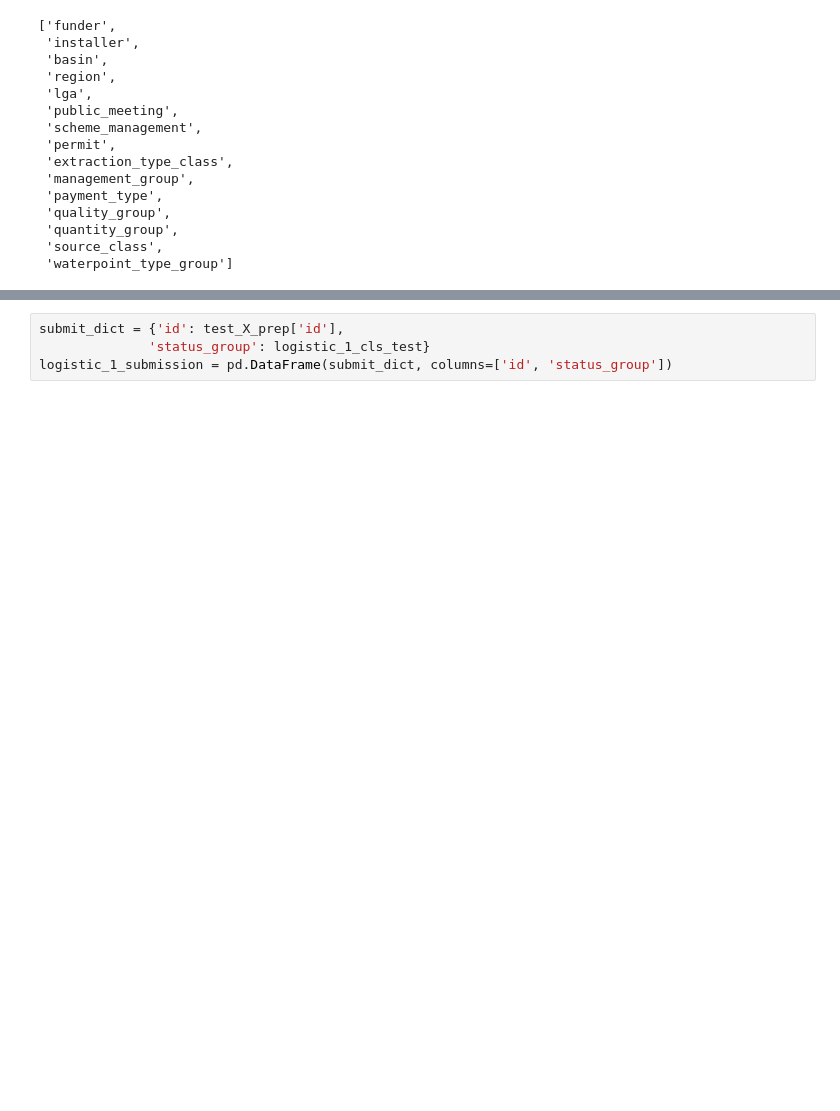
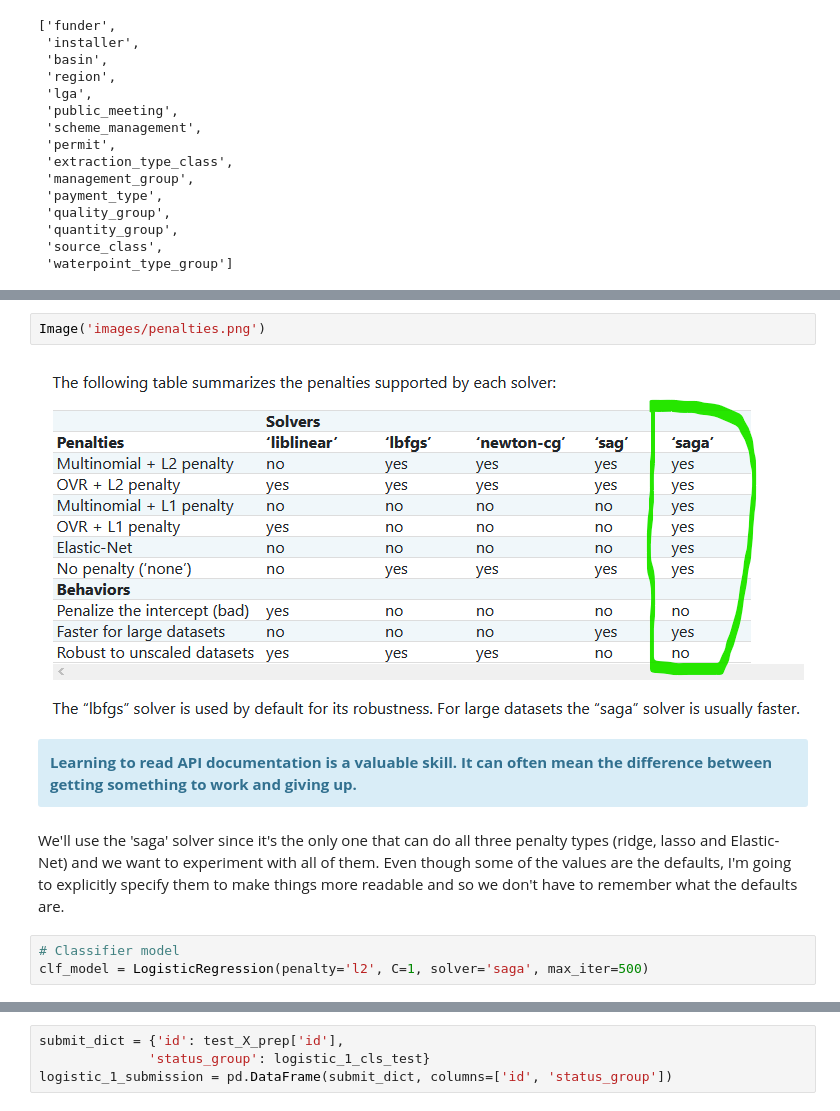
Before and after one commit to misken/aap1_sklearn_ml, a Jupyter notebook: pumpitupsk/model_exploration.ipynb, the cells around one changed output, grey strips where cells are left out. Saved outputs shown, nothing was run; the diff lists cells and outputs as text; blank space fills up the shorter version.

Commit message:
much work on model_exploration

```diff
--- a/pumpitupsk/model_exploration.ipynb
+++ b/pumpitupsk/model_exploration.ipynb
@@ -383,0 +393,13 @@ Can also try L1 to drive more coeffs to 0.
+# %%
+Image('images/penalties.png')
+# %% [output]
+[figure, added]
+# %% [markdown]
+<div class="alert alert-block alert-info">
+<b>Learning to read API documentation is a valuable skill. It can often mean the difference between getting something to work and giving up.</b>
+</div>
+# %% [markdown]
+We'll use the 'saga' solver since it's the only one that can do all three penalty types (ridge, lasso and Elastic-Net) and we want to experiment with all of them. Even though some of the values are the defaults, I'm going to explicitly specify them to make things more readable and so we don't have to remember what the defaults are.
+# %%
+# Classifier model
+clf_model = LogisticRegression(penalty='l2', C=1, solver='saga', max_iter=500)
```
Also changed, not shown: parts of 140 cells of this notebook, 10 other files.
